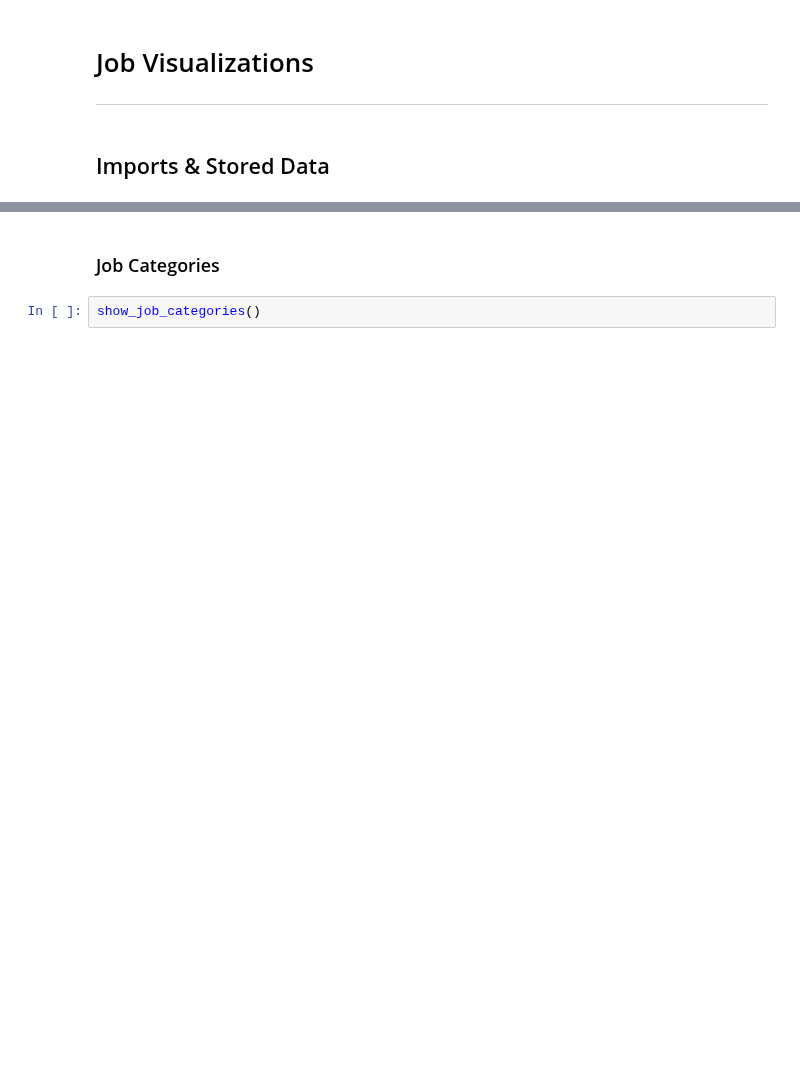
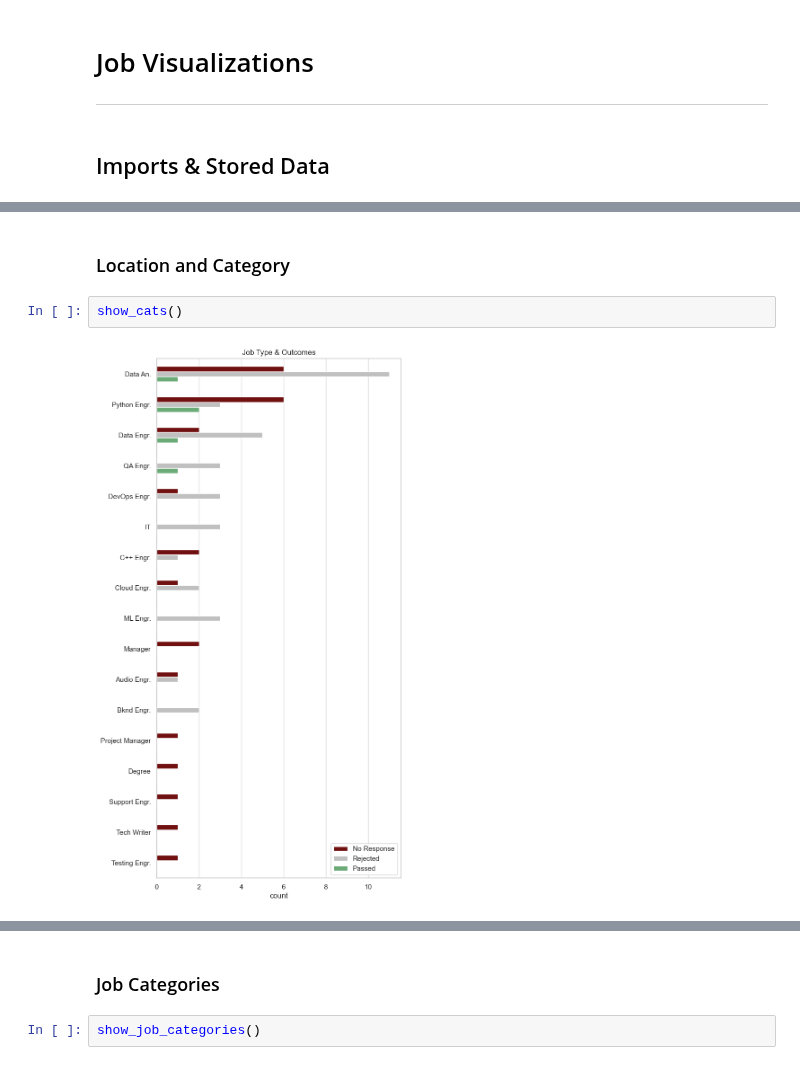
Before and after one commit to emilycardwell/my-jobs, a Jupyter notebook: jupyter_notebooks/job_visualizations.ipynb, the cells around one changed output, grey strips where cells are left out. Saved outputs shown, nothing was run; the diff lists cells and outputs as text; blank space fills up the shorter version.

Commit message:
visualizations, new data

```diff
--- a/jupyter_notebooks/job_visualizations.ipynb
+++ b/jupyter_notebooks/job_visualizations.ipynb
@@ -16,0 +28,6 @@ from py_files.data_functions import verify_consolidate
+# %% [markdown]
+### Location and Category
+# %%
+show_cats()
+# %% [output]
+[figure, added]
```
Also changed, not shown: parts of 25 cells of this notebook, 14 other files.
